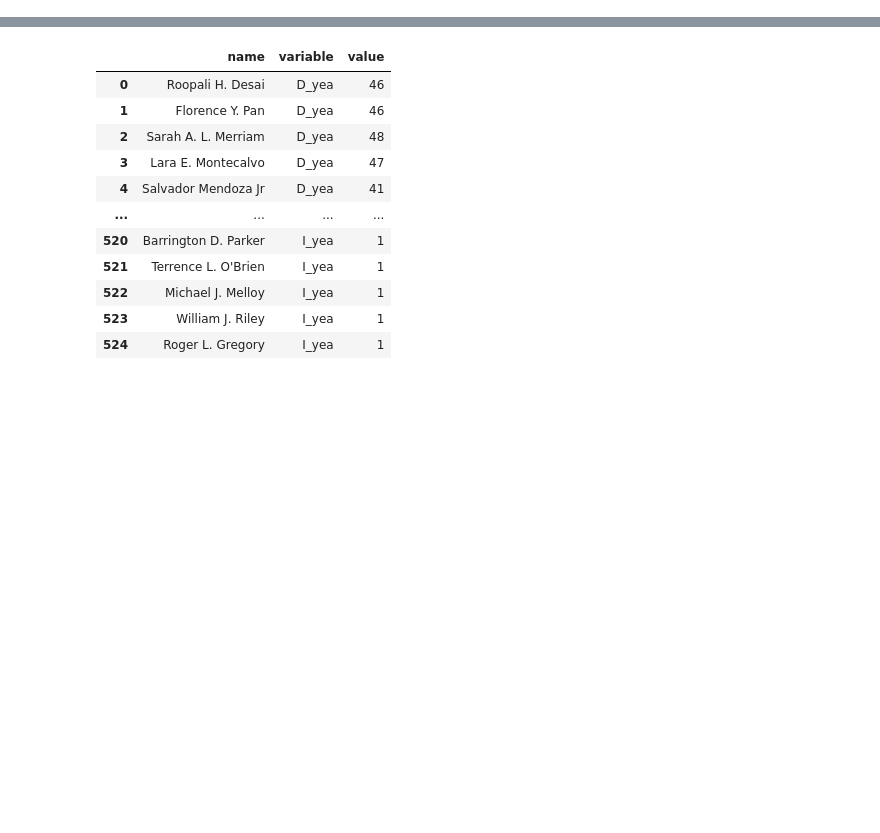
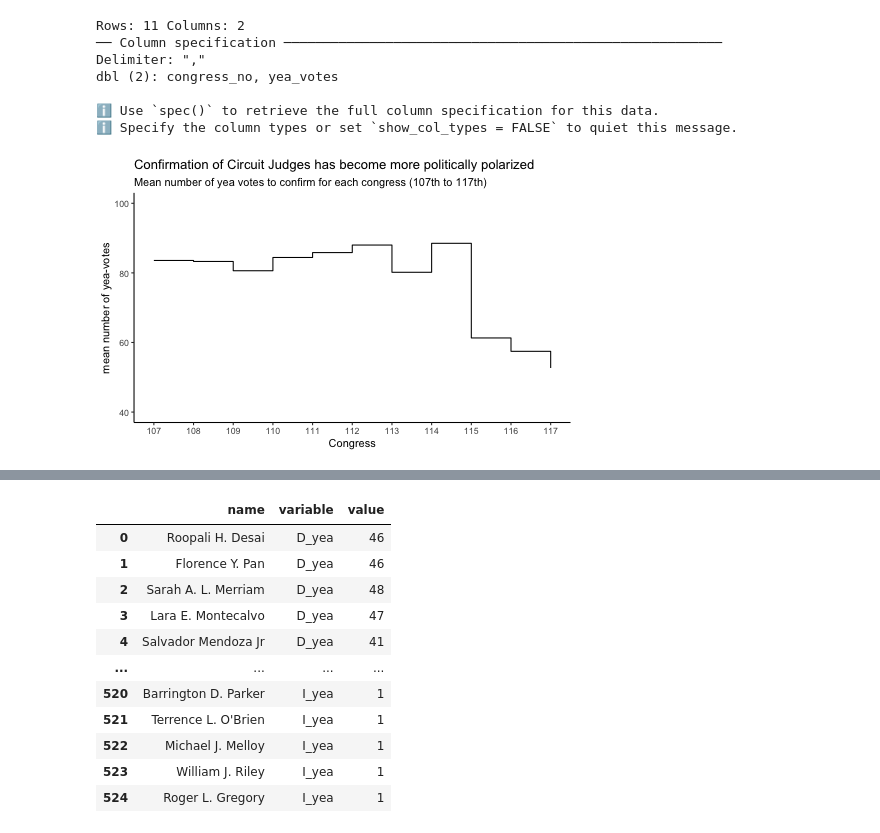
Before and after one commit to laurabejder/federal-judges-appointment, a Jupyter notebook: 06-vizualization.ipynb, the cells around one changed output, grey strips where cells are left out. Cells and saved outputs as stored; diff of their text form; code cells hidden in the pictures; blank space fills up the shorter version.

```diff
--- a/06-vizualization.ipynb
+++ b/06-vizualization.ipynb
@@ -90,0 +57,27 @@ pd.read_csv('https://raw.githubusercontent.com/laurabejder/federal_judges_appoin
+# %%
+%%R -h 300
+
+#Load in the mean data
+df <- read_csv('mean.csv')
+
+ggplot(data=df, aes(x=congress_no, y=yea_votes)) +
+  geom_step()+
+  coord_cartesian(xlim = c(107, 117),
+                  ylim = c(40, 100)) +
+  scale_x_continuous(breaks=seq(107, 117))+
+  theme_classic() +
+  labs(
+    x = 'Congress',
+    y = 'mean number of yea-votes',
+    title = 'Confirmation of Circuit Judges has become more politically polarized',
+    subtitle = 'Mean number of yea votes to confirm for each congress (107th to 117th)'
+  )
+# %% [output]
+Rows: 11 Columns: 2
+── Column specification ────────────────────────────────────────────────────────
+Delimiter: ","
+dbl (2): congress_no, yea_votes
+
+ℹ Use `spec()` to retrieve the full column specification for this data.
+ℹ Specify the column types or set `show_col_types = FALSE` to quiet this message.
+[figure, added]
```
Also changed, not shown: parts of 15 cells of this notebook, 11 other files.
